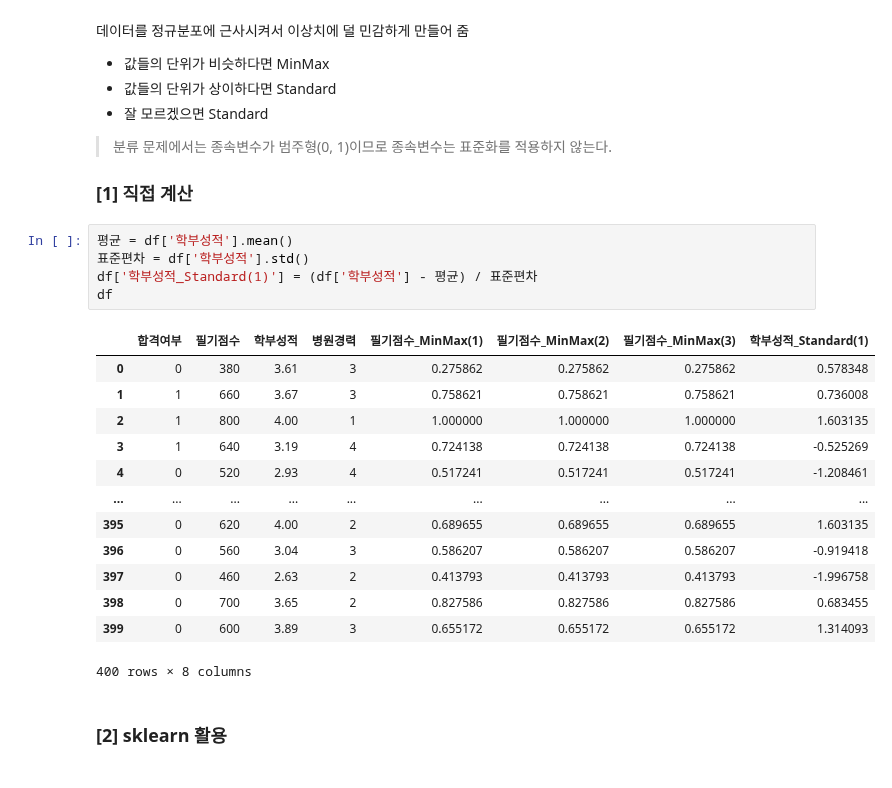
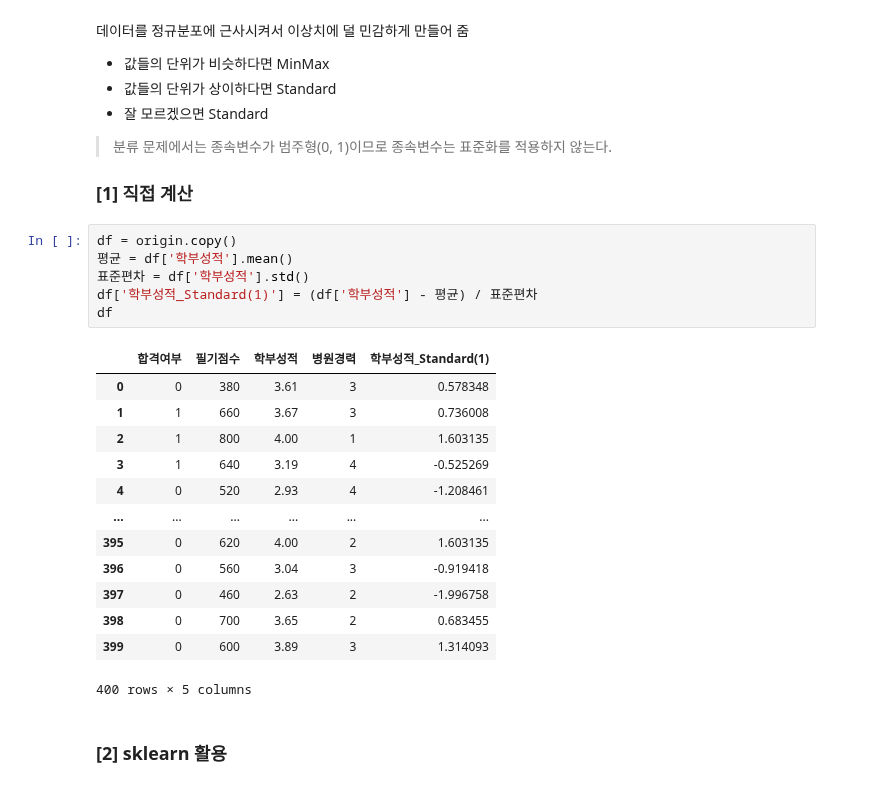
Before and after one commit to hyk2202/megait, a Jupyter notebook: megait/D. 탐색적 데이터 분석/03. 데이터 전처리/12_데이터정규화.ipynb, the cells around one changed output. Cells and saved outputs as stored; diff of their text form.

```diff
--- a/megait/D. 탐색적 데이터 분석/03. 데이터 전처리/12_데이터정규화.ipynb
+++ b/megait/D. 탐색적 데이터 분석/03. 데이터 전처리/12_데이터정규화.ipynb
@@ -248,24 +248,25 @@ $ 정규화된 값 = (X - 평균) / 표준편차 $
 
 ### [1] 직접 계산
 # %%
+df = origin.copy()
 평균 = df['학부성적'].mean()
 표준편차 = df['학부성적'].std()
 df['학부성적_Standard(1)'] = (df['학부성적'] - 평균) / 표준편차
 df
 # %% [output]
-|  | 합격여부 | 필기점수 | 학부성적 | 병원경력 | 필기점수_MinMax(1) | 필기점수_MinMax(2) | 필기점수_MinMax(3) | 학부성적_Standard(1) |
-| 0 | 0 | 380 | 3.61 | 3 | 0.275862 | 0.275862 | 0.275862 | 0.578348 |
-| 1 | 1 | 660 | 3.67 | 3 | 0.758621 | 0.758621 | 0.758621 | 0.736008 |
-| 2 | 1 | 800 | 4.00 | 1 | 1.000000 | 1.000000 | 1.000000 | 1.603135 |
-| 3 | 1 | 640 | 3.19 | 4 | 0.724138 | 0.724138 | 0.724138 | -0.525269 |
-| 4 | 0 | 520 | 2.93 | 4 | 0.517241 | 0.517241 | 0.517241 | -1.208461 |
-| ... | ... | ... | ... | ... | ... | ... | ... | ... |
-| 395 | 0 | 620 | 4.00 | 2 | 0.689655 | 0.689655 | 0.689655 | 1.603135 |
-| 396 | 0 | 560 | 3.04 | 3 | 0.586207 | 0.586207 | 0.586207 | -0.919418 |
-| 397 | 0 | 460 | 2.63 | 2 | 0.413793 | 0.413793 | 0.413793 | -1.996758 |
-| 398 | 0 | 700 | 3.65 | 2 | 0.827586 | 0.827586 | 0.827586 | 0.683455 |
-| 399 | 0 | 600 | 3.89 | 3 | 0.655172 | 0.655172 | 0.655172 | 1.314093 |
+|  | 합격여부 | 필기점수 | 학부성적 | 병원경력 | 학부성적_Standard(1) |
+| 0 | 0 | 380 | 3.61 | 3 | 0.578348 |
+| 1 | 1 | 660 | 3.67 | 3 | 0.736008 |
+| 2 | 1 | 800 | 4.00 | 1 | 1.603135 |
+| 3 | 1 | 640 | 3.19 | 4 | -0.525269 |
+| 4 | 0 | 520 | 2.93 | 4 | -1.208461 |
+| ... | ... | ... | ... | ... | ... |
+| 395 | 0 | 620 | 4.00 | 2 | 1.603135 |
+| 396 | 0 | 560 | 3.04 | 3 | -0.919418 |
+| 397 | 0 | 460 | 2.63 | 2 | -1.996758 |
+| 398 | 0 | 700 | 3.65 | 2 | 0.683455 |
+| 399 | 0 | 600 | 3.89 | 3 | 1.314093 |
-400 rows × 8 columns
+400 rows × 5 columns
 # %% [markdown]
 ### [2] sklearn 활용
 # %%
```
Also changed, not shown: parts of 3 cells of this notebook.
